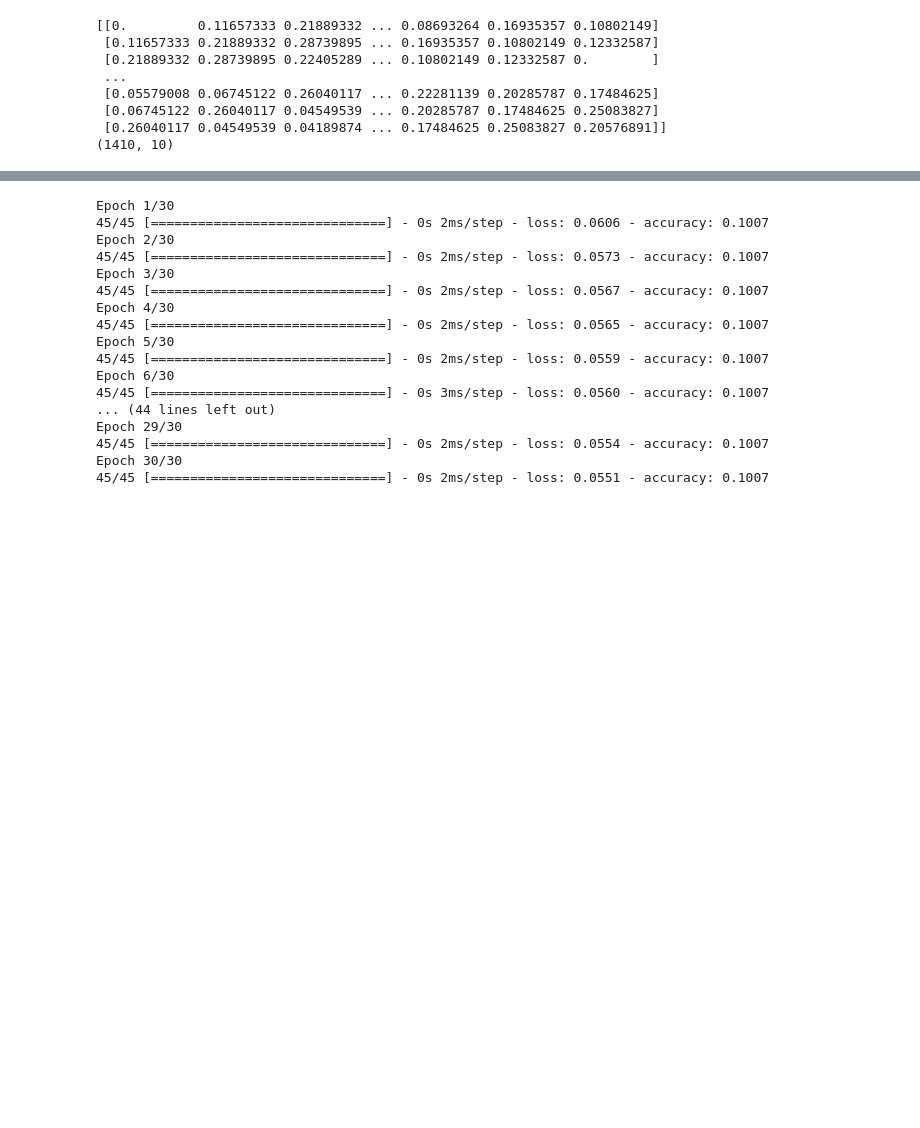
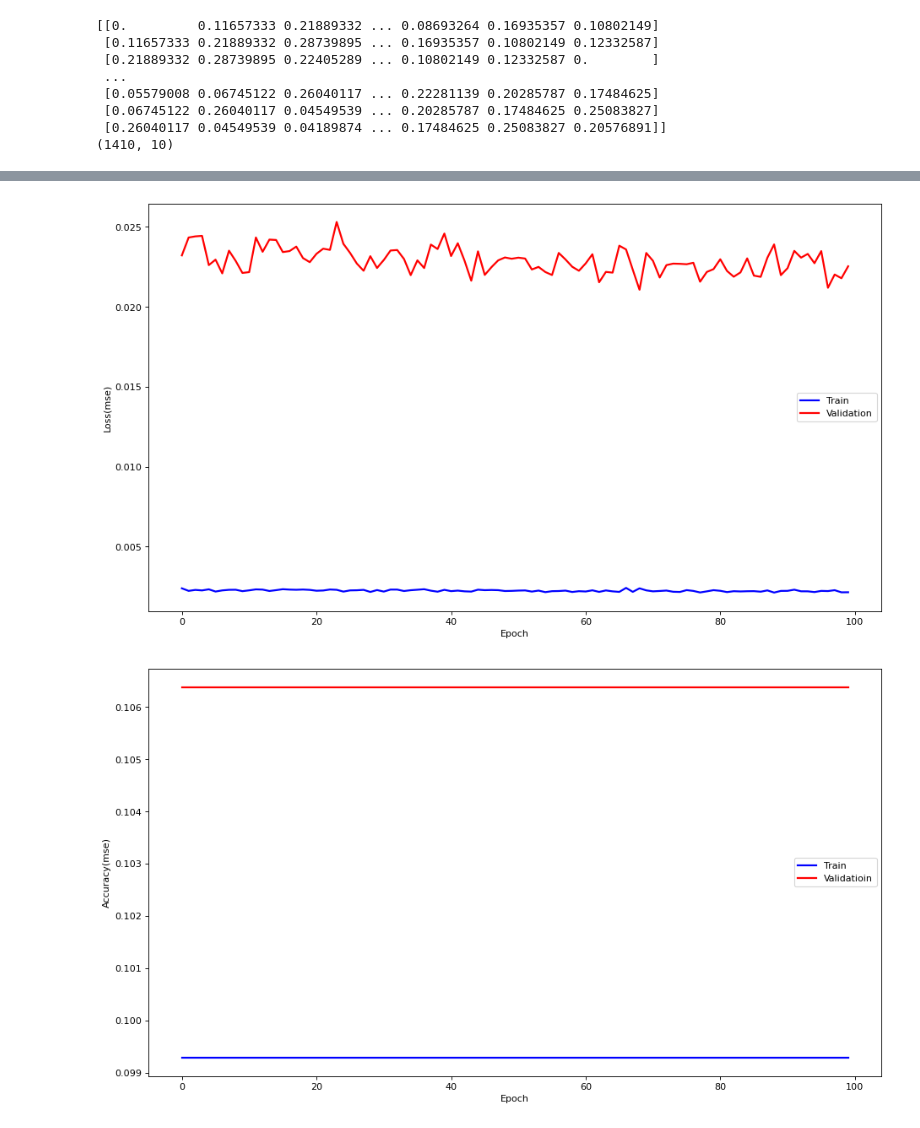
Before and after one commit to Rainmaker519/NGAFID_Anomaly_Detection, a Jupyter notebook: DeepAnt/DeepAnT_1D_yahoo.ipynb, the cells around one changed output, grey strips where cells are left out. Drawn from its saved outputs; the diff is of its cells as text; code cells hidden in the pictures; blank space fills up the shorter version.

Commit message:
Adjust the DeepAnt source code. Add plot of the loss and accuracy. Change model= model.fit to history

```diff
--- a/DeepAnt/DeepAnT_1D_yahoo.ipynb
+++ b/DeepAnt/DeepAnT_1D_yahoo.ipynb
@@ -77,7 +77,7 @@ pool_size_2 = 2          # Length of window of pooling layer 2
 pool_strides_1 = 2       # Stride of window of pooling layer 1
 pool_strides_2 = 2       # Stride of window of pooling layer 2
 
-epochs = 30
+epochs = 100
 dropout_rate = 0.5       # Dropout rate in the fully connected layer
 learning_rate = 0.01
 anm_det_thr = 0.5        # Threshold for classifying anomaly (0.5~0.8)
@@ -123,6 +123,12 @@ yahoo.head()
 
 # split a univariate sequence into samples
 def split_sequence(sequence):
+    """
+    In the model,
+    Sample batch: w data points(from time (t-w) to (t)).
+    batch label: p_w(prediction window) data points(at time (t+p_w)).
+
+    """
     X, y = [], []
     for i in range(len(sequence)):
         # find the end of this pattern
@@ -147,13 +153,10 @@ batch_sample, batch_label = split_sequence(raw_seq)
 print(batch_sample)
 print(batch_sample.shape)
 
-# split into train and test
-X_train, X_test, y_train, y_test = sklearn.model_selection.train_test_split(batch_sample,batch_label,test_size=0.2,random_state=42)
 
 # 2. reshape from [samples, timesteps] into [samples, timesteps, features]
+# need to convert batch into 3D tensor of the form [batch_size, input_seq_len, n_features]
 
-# need to convert batch into 3D tensor of the form [batch_size, input_seq_len, n_features]
-X_train = X_train.reshape((X_train.shape[0], X_train.shape[1], n_features))
 batch_sample = batch_sample.reshape((batch_sample.shape[0], batch_sample.shape[1], n_features))
 # %% [output]
 [[0.         0.11657333 0.21889332 ... 0.08693264 0.16935357 0.10802149]
@@ -265,27 +269,29 @@ model.compile(optimizer='sgd',
 # %%
 '''Training'''
-model_fit = model.fit(batch_sample,
-                      batch_label,
-                      epochs=epochs,
-                      verbose=1)
+history = model.fit(batch_sample, batch_label, validation_split=0.2, epochs=epochs, batch_size=15, verbose=0).history
+# model_fit = model.fit(X_train,
+#                       y_train,
+#                       epochs=epochs,
+#                       verbose=1)
-# %% [output]
-Epoch 1/30
-45/45 [==============================] - 0s 2ms/step - loss: 0.0606 - accuracy: 0.1007
-Epoch 2/30
-45/45 [==============================] - 0s 2ms/step - loss: 0.0573 - accuracy: 0.1007
-Epoch 3/30
-45/45 [==============================] - 0s 2ms/step - loss: 0.0567 - accuracy: 0.1007
-Epoch 4/30
-45/45 [==============================] - 0s 2ms/step - loss: 0.0565 - accuracy: 0.1007
-Epoch 5/30
-45/45 [==============================] - 0s 2ms/step - loss: 0.0559 - accuracy: 0.1007
-Epoch 6/30
-45/45 [==============================] - 0s 3ms/step - loss: 0.0560 - accuracy: 0.1007
-... (44 lines left out)
-Epoch 29/30
-45/45 [==============================] - 0s 2ms/step - loss: 0.0554 - accuracy: 0.1007
-Epoch 30/30
-45/45 [==============================] - 0s 2ms/step - loss: 0.0551 - accuracy: 0.1007
+# %%
+fig, loss_validation= plt.subplots(figsize=(14,8), dpi=80)
+loss_validation.plot(history['loss'],'b',label = 'Train',linewidth=2)
+loss_validation.plot(history['val_loss'],'r',label = 'Validation',linewidth=2)
+loss_validation.set_xlabel('Epoch')
+loss_validation.set_ylabel('Loss(mse)')
+loss_validation.legend(loc='center right')
+plt.savefig('Loss')
+
+fig, accuracy_validation= plt.subplots(figsize=(14,8), dpi=80)
+accuracy_validation.plot(history['accuracy'],'b',label = 'Train',linewidth=2)
+accuracy_validation.plot(history['val_accuracy'],'r',label = 'Validatioin',linewidth=2)
+accuracy_validation.set_xlabel('Epoch')
+accuracy_validation.set_ylabel('Accuracy(mse)')
+accuracy_validation.legend(loc='center right')
+plt.savefig('Accuracy')
+# %% [output]
+[figure, added]
+[figure, added]
 # %%
 """Save Weights (DeepAnT)"""
 # save it to disk so we can load it back up anytime
```
Also changed, not shown: parts of 6 cells of this notebook.
